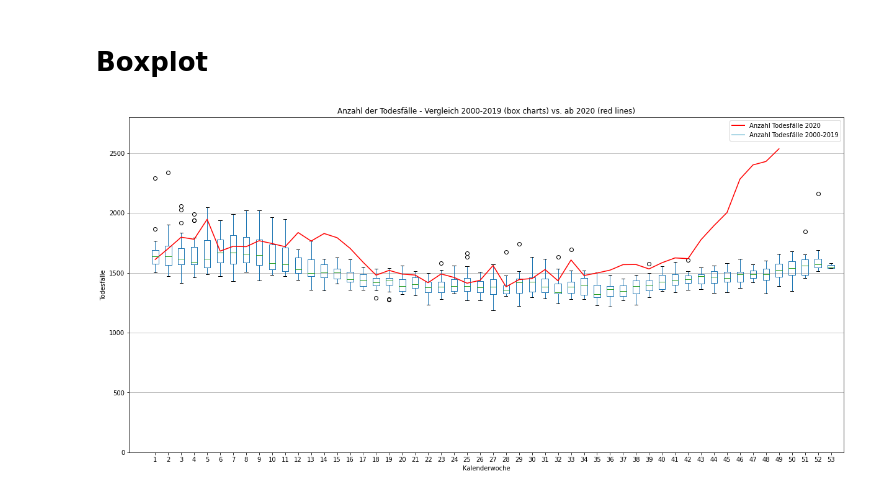
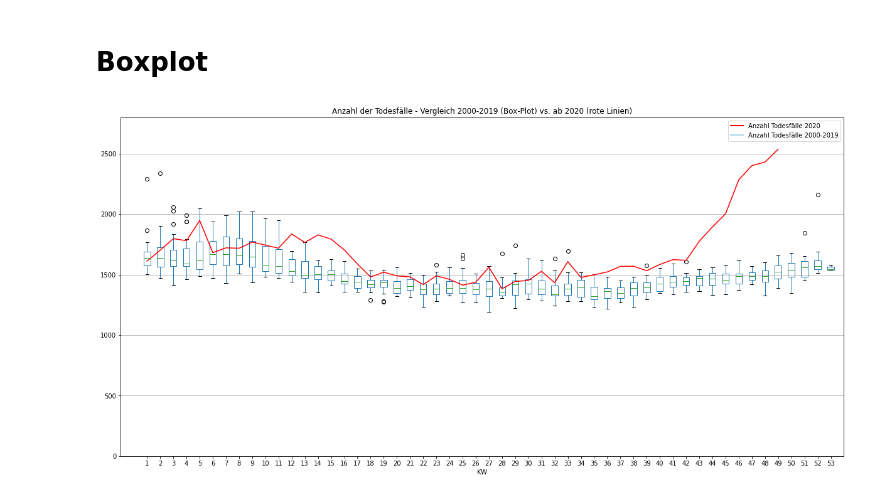
Before and after one commit to vossiman/COVID-statistics-AT, a Jupyter notebook: covid_excess_deaths.ipynb, the cells around one changed output. Drawn from its saved outputs; the diff is of its cells as text; code cells hidden in the pictures.

Commit message:
Added feature: internationalization of plot labels
I chose to use `@dataclass`, therfore we needed to bump minimum Python
version to 3.7 (released June 2018).

```diff
--- a/covid_excess_deaths.ipynb
+++ b/covid_excess_deaths.ipynb
@@ -99,7 +99,12 @@ for now just to CSV
 #result_df.to_csv('death_per_kw.csv', sep =';', index=False)
 # %% [markdown]
 # Boxplot
-# %%
-covid_boxplot(result_df, year_col='Jahr', week_col='KW', deaths_col='Anzahl Todesfälle')
-# %% [output]
-[figure, removed]
+# %%
+col_names =  ColNames(
+    year = 'Jahr',
+    week = 'KW',
+    deaths = 'Anzahl Todesfälle')
+
+covid_boxplot(result_df, col_names=col_names, labels=DEFAULT_LABELS['de'])
+# %% [output]
+[figure, added]
```
Also changed, not shown: parts of 1 cell of this notebook, 2 other files.
